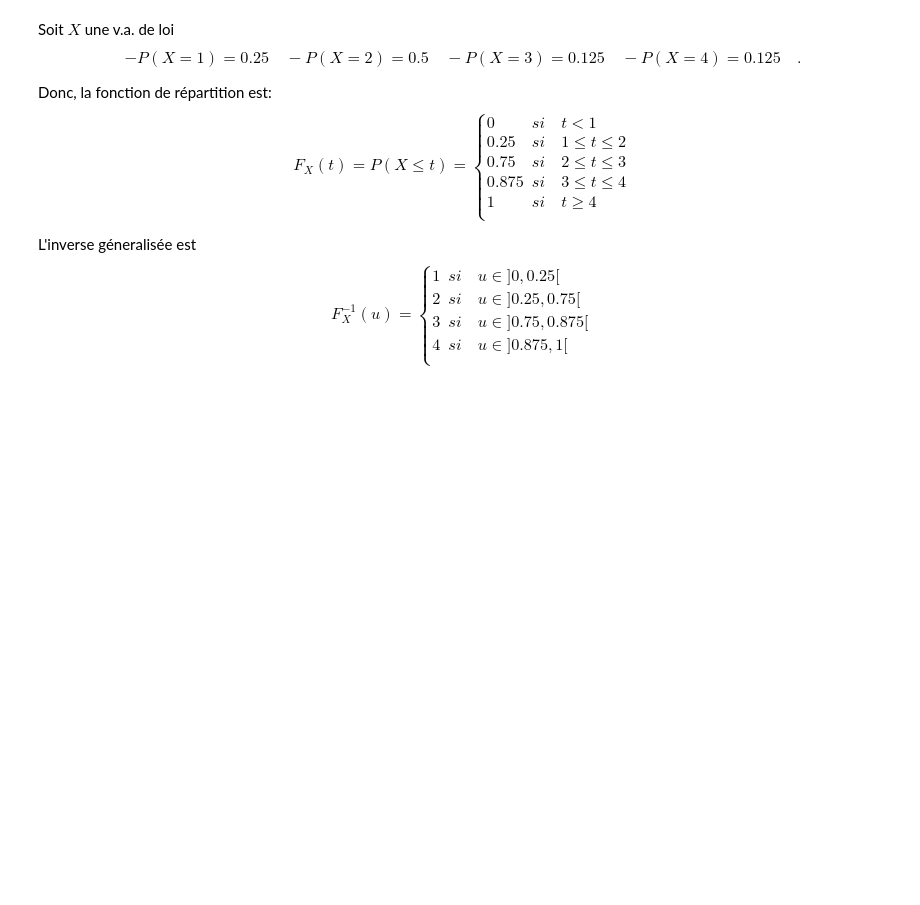
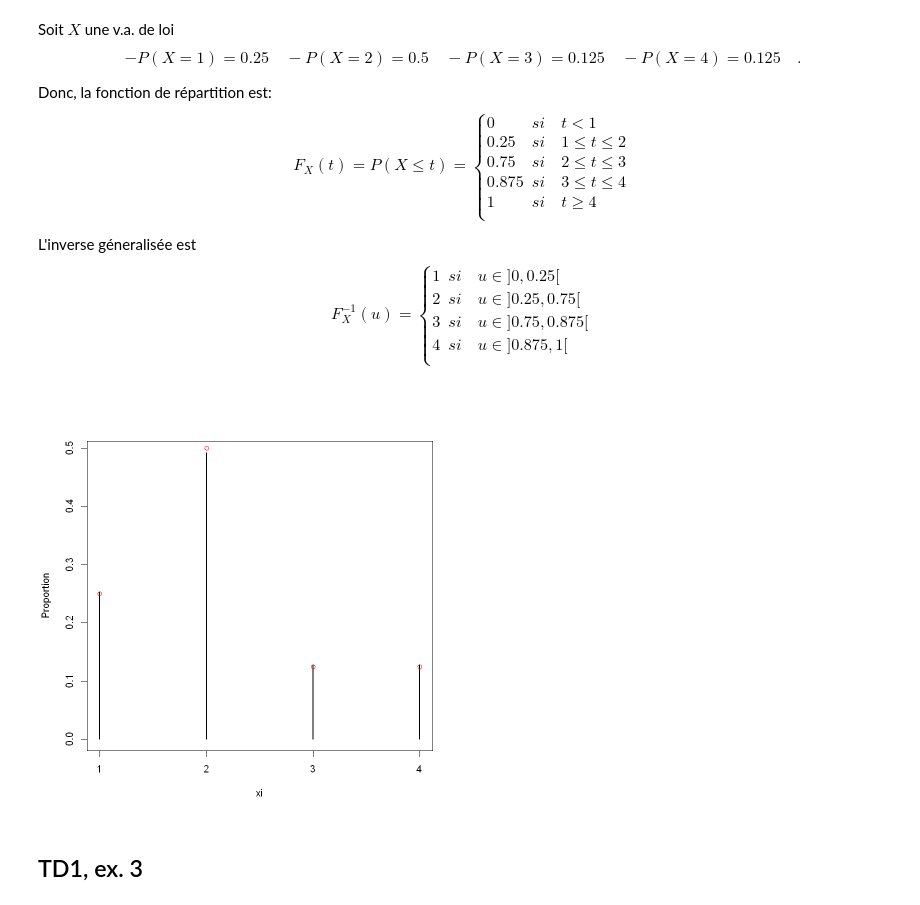
Before and after one commit to valentinagrea2001-sketch/Computational-statistics, a Jupyter notebook: file_1.ipynb, the cells around one changed output. Cells and saved outputs as stored; diff of their text form; code cells hidden in the pictures; blank space fills up the shorter version.

```diff
--- a/file_1.ipynb
+++ b/file_1.ipynb
@@ -130,16 +130,23 @@ for (i in 1:n) {
 # %%
 n <- 3000
 
 probasX <- c(0.25, 0.5, 1/8, 1/8)    # p=(p1,p2,p3,p4)
 qprob0 <- c(0, cumsum(probasX))      # somme cumulative, q = c(0, 0.25, 0.75, 0.875, 1)
 
 x_obs <- numeric(n)                  # stock observations
 
-u <- unif(n)                         # LOI UNIFORME
+u <- runif(n)                        # LOI UNIFORME
 
 for (i in 1:n) {
 
-    x_obs[i] <- sum(qrobasX < u[i])         # rajoute à x_obs:
+    x_obs[i] <- sum(qprob0 < u[i])        # rajoute à x_obs: somme les indices qui correspondent à "q < u[i]",
+                                          #                  donc rajoute la position pour laquelle < u[i]
 }
 
-plot(table(x_obs)/n, type="h", xlab="xi", ylab="Proportion")
+plot(table(x_obs)/n, type="h", xlab="xi", ylab="Proportion")        # h: batons
+
+points(1:4, probasX, col="red")                                   # rajoute les points (k, pk)
+# %% [output]
+[figure, added]
+# %% [markdown]
+## TD1, ex. 3
```
